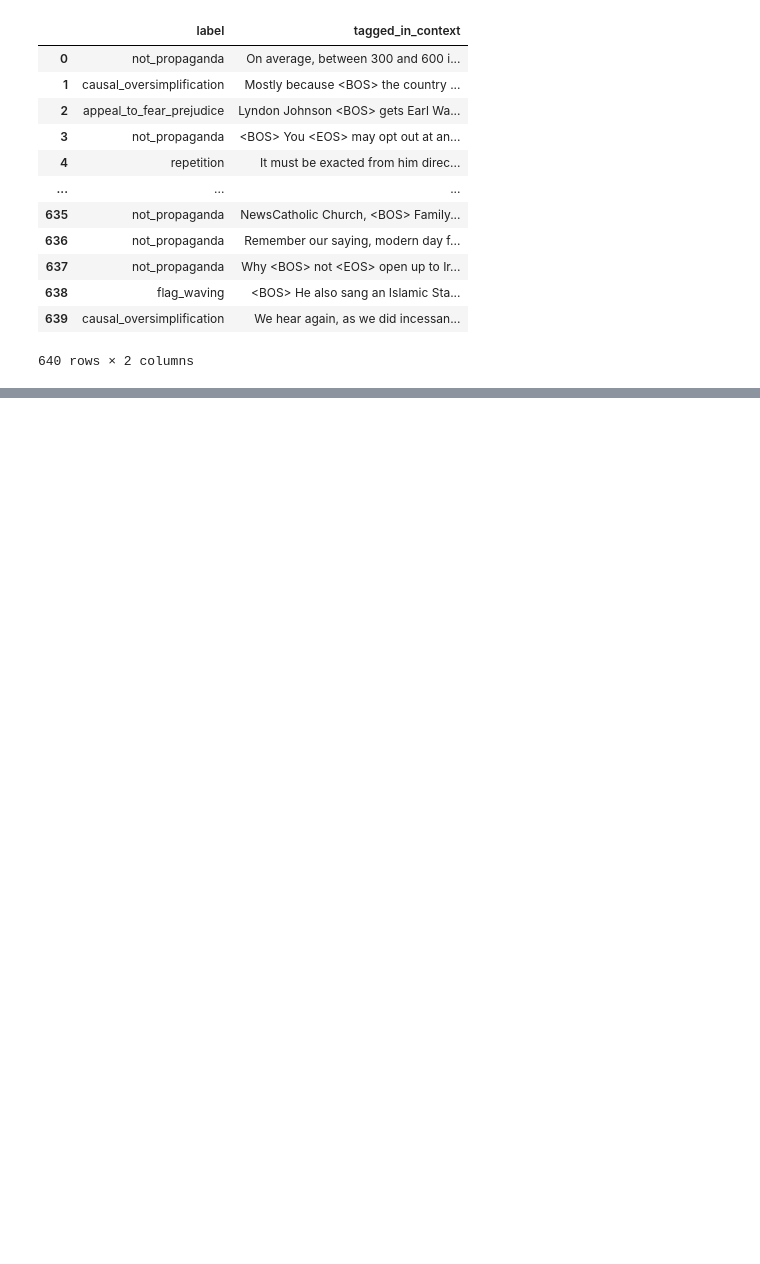
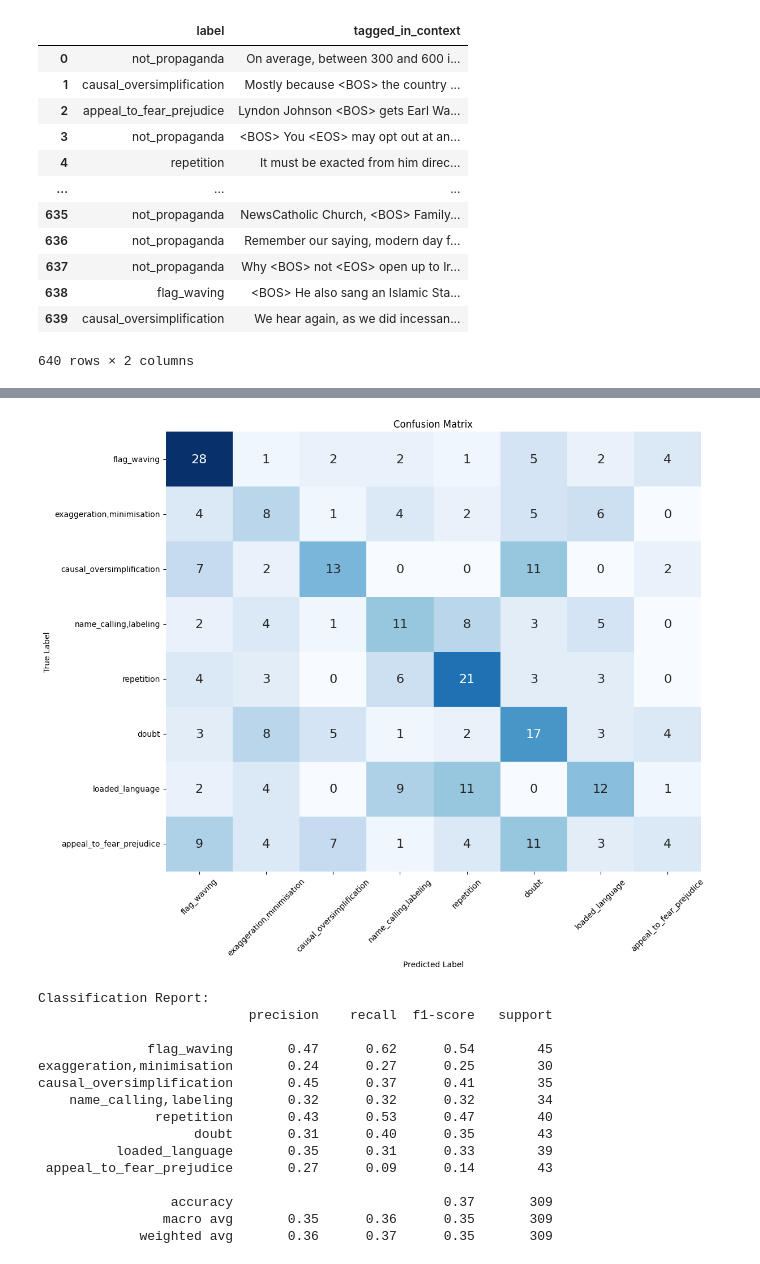
Before and after one commit to raymondfdavey/NLP_ASSESSMENT, a Jupyter notebook: GET_FRESH_2.ipynb, the cells around one changed output, grey strips where cells are left out. Cells and saved outputs as stored; diff of their text form; code cells hidden in the pictures; blank space fills up the shorter version.

```diff
--- a/GET_FRESH_2.ipynb
+++ b/GET_FRESH_2.ipynb
@@ -144,12 +172,12 @@ val_data = CustomPropagandaDataset_vanilla(val_df,sent_col, target_col)
 # %%
-train_dataloader=torch.utils.data.DataLoader(train_data,batch_size=50,shuffle=True)
-val_dataloader=torch.utils.data.DataLoader(val_data,batch_size=50)
+train_dataloader=torch.utils.data.DataLoader(train_data,batch_size=4,shuffle=True)
+val_dataloader=torch.utils.data.DataLoader(val_data,batch_size=4)
 # %%
 from torch import nn
 
 class BertClassifier(nn.Module):
 
-    def __init__(self,dropout=0.5,num_classes=2):
+    def __init__(self,dropout=0.5,num_classes=9):
         super(BertClassifier, self).__init__()
 
         self.bert=BertModel.from_pretrained('bert-base-uncased')
@@ -171,10 +201,12 @@ print(device)
 # %%
 # wills
-epochs = 3
+epochs = 20
 lr = 5e-6
 batch_size=50
 max_len=150
 # %%
+import os
+os.environ["CUDA_LAUNCH_BLOCKING"] = "1"
 from tqdm import tqdm
 import matplotlib.pyplot as plt
 from sklearn.metrics import confusion_matrix, classification_report
@@ -183,7 +215,7 @@ import uuid
 
 
 
-model=BertClassifier(num_classes=9).to(device)
+model=BertClassifier(num_classes=8)
 criterion=nn.CrossEntropyLoss()
 optimizer = torch.optim.Adam(params=model.parameters(), lr=lr)
 
@@ -197,9 +229,9 @@ best_val_acc = 0
 best_epoch = 0
 best_model_state = None
 
-model_id = str(uuid.uuid4())
+model_id = "TEST"
 
-
+model.to(device)
 for epoch_num in range(epochs):
         total_acc_train=0
         total_loss_train=0
@@ -328,21 +386,44 @@ plt.show()
 # %%
+from sklearn.metrics import confusion_matrix, classification_report
+import matplotlib.pyplot as plt
+import numpy as np
+import seaborn as sns
 # analysis of best performing model
+cm = confusion_matrix(y_true_best, y_pred_best)
 
-cm = confusion_matrix(y_true_best, y_pred_best)
-plt.figure(figsize=(8, 6))
-plt.imshow(cm, interpolation='nearest', cmap=plt.cm.Blues)
+# Create a DataFrame from the confusion matrix
+classes = list(id_to_label.values())
+cm_df = pd.DataFrame(cm, index=classes, columns=classes)
+
+# Create a heatmap using seaborn
+plt.figure(figsize=(12, 10))
+sns.heatmap(cm_df, annot=True, cmap='Blues', fmt='d', cbar=False, annot_kws={"size": 16})
 plt.title('Confusion Matrix')
-plt.colorbar()
-classes = ['Class 0', 'Class 1']  # Replace with your class labels
-tick_marks = np.arange(len(classes))
-plt.xticks(tick_marks, classes, rotation=45)
-plt.yticks(tick_marks, classes)
 plt.xlabel('Predicted Label')
 plt.ylabel('True Label')
+plt.xticks(rotation=45)
+plt.yticks(rotation=0)
 plt.tight_layout()
 plt.show()
 
-# Compute precision, recall, F1-score, and other metrics for best one
-report = classification_report(y_true, y_pred, target_names=classes)
+# Compute precision, recall, F1-score, and other metrics for the best model
+report = classification_report(y_true_best, y_pred_best, target_names=classes)
 print('Classification Report:')
 print(report)
+# %% [output]
+[figure, added]
+Classification Report:
+                           precision    recall  f1-score   support
+
+              flag_waving       0.47      0.62      0.54        45
+exaggeration,minimisation       0.24      0.27      0.25        30
+causal_oversimplification       0.45      0.37      0.41        35
+    name_calling,labeling       0.32      0.32      0.32        34
+               repetition       0.43      0.53      0.47        40
+                    doubt       0.31      0.40      0.35        43
+          loaded_language       0.35      0.31      0.33        39
+ appeal_to_fear_prejudice       0.27      0.09      0.14        43
+
+                 accuracy                           0.37       309
+                macro avg       0.35      0.36      0.35       309
+             weighted avg       0.36      0.37      0.35       309
```
Also changed, not shown: parts of 6 cells of this notebook.
